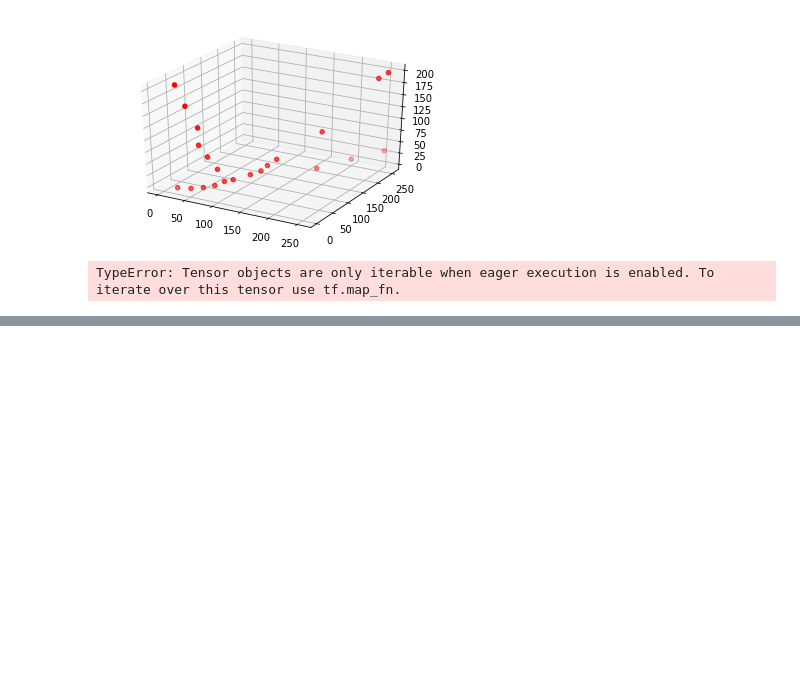
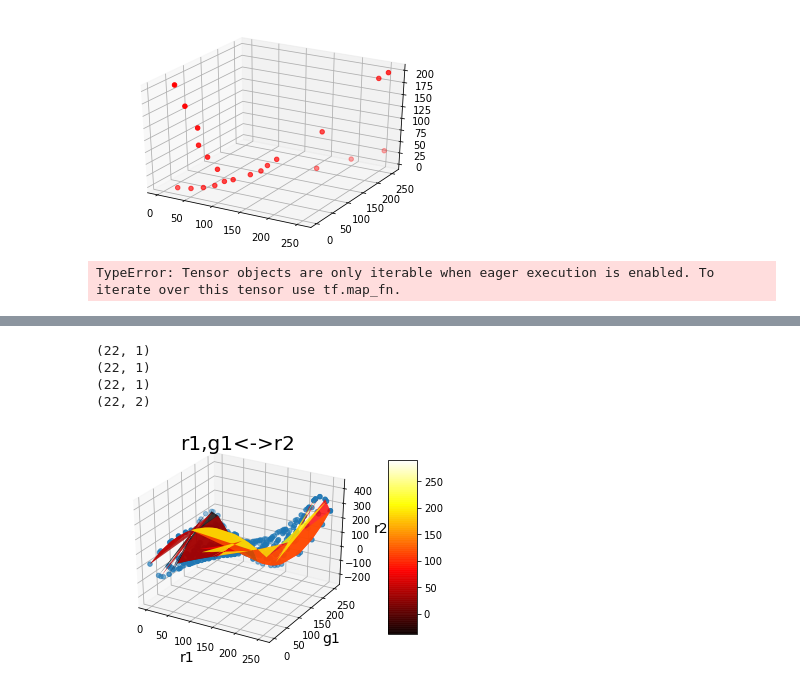
Before and after one commit to HoverWings/HUST_Sensor_Labs, a Jupyter notebook: Lab2/Untitled.ipynb, the cells around one changed output, grey strips where cells are left out. Drawn from its saved outputs; the diff is of its cells as text; code cells hidden in the pictures; blank space fills up the shorter version.

```diff
--- a/Lab2/Untitled.ipynb
+++ b/Lab2/Untitled.ipynb
@@ -170,0 +298,46 @@ TypeError: Tensor objects are only iterable when eager execution is enabled. To
+# %%
+import numpy as np
+x = np.hsplit(X,2)[0]
+y = np.hsplit(X,2)[1]
+z = np.hsplit(Y_hat,2)[0]
+xx,yy = np.meshgrid(x,y)
+print(x.shape)
+print(y.shape)
+print(z.shape)
+print(Y_hat.shape)
+# %% [output]
+(22, 1)
+(22, 1)
+(22, 1)
+(22, 2)
+# %%
+from sklearn import linear_model
+from mpl_toolkits.mplot3d import Axes3D
+import matplotlib.pyplot as plt
+from sklearn.preprocessing import PolynomialFeatures
+
+
+polynomial = PolynomialFeatures(degree = 3)
+X_transformed = polynomial.fit_transform(X)#x每个数据对应的多项式系数
+
+regr = linear_model.LinearRegression()
+regr.fit(X_transformed, Y)#训练数据
+# regr.fit(X, Y)
+
+Y_hat = regr.predict(X_transformed)
+# %%
+z_ = regr.predict(polynomial.fit_transform(np.concatenate([xx.reshape(22*22,1),yy.reshape(22*22,1)],axis = 1)))
+# %%
+fig = plt.figure()
+ax = plt.gca(projection='3d')  # 返回的对象就是导入的axes3d类型对象
+plt.title('r1,g1<->r2', fontsize=20)
+ax.set_xlabel('r1', fontsize=14)
+ax.set_ylabel('g1', fontsize=14)
+ax.set_zlabel('r2', fontsize=14)
+plt.tick_params(labelsize=10)
+ax.scatter(xx,yy,np.hsplit(z_,2)[0],cmap=plt.cm.hot)
+surf = ax.plot_surface(xx, yy, np.hsplit(z_,2)[0].reshape(22,22), rstride=10, cstride=10, cmap=plt.cm.hot,alpha=0.8)
+fig.colorbar(surf, shrink=0.8, aspect=6)
+plt.show()
+# %% [output]
+[figure, added]
```
Also changed, not shown: parts of 11 cells of this notebook, 6 other files.
